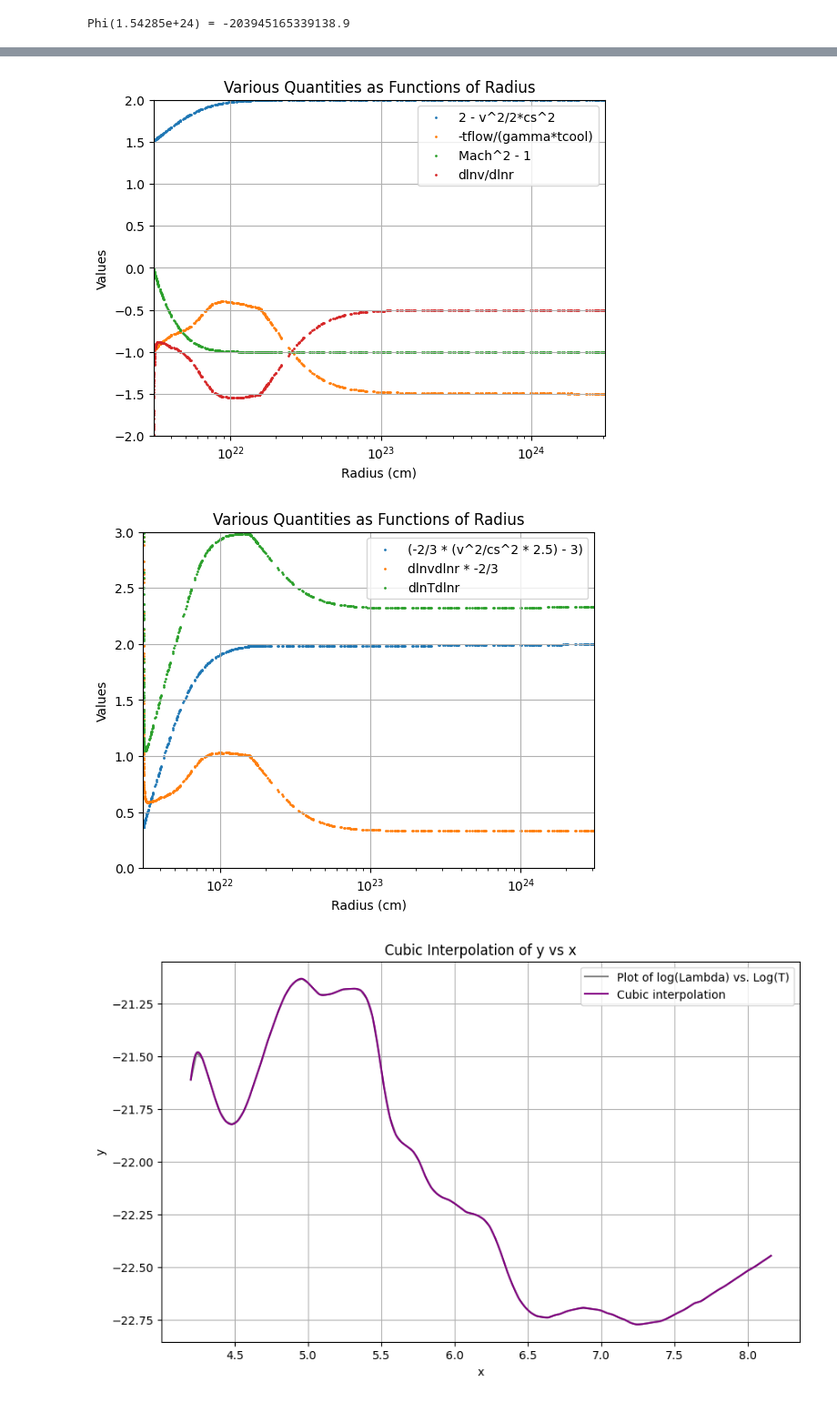
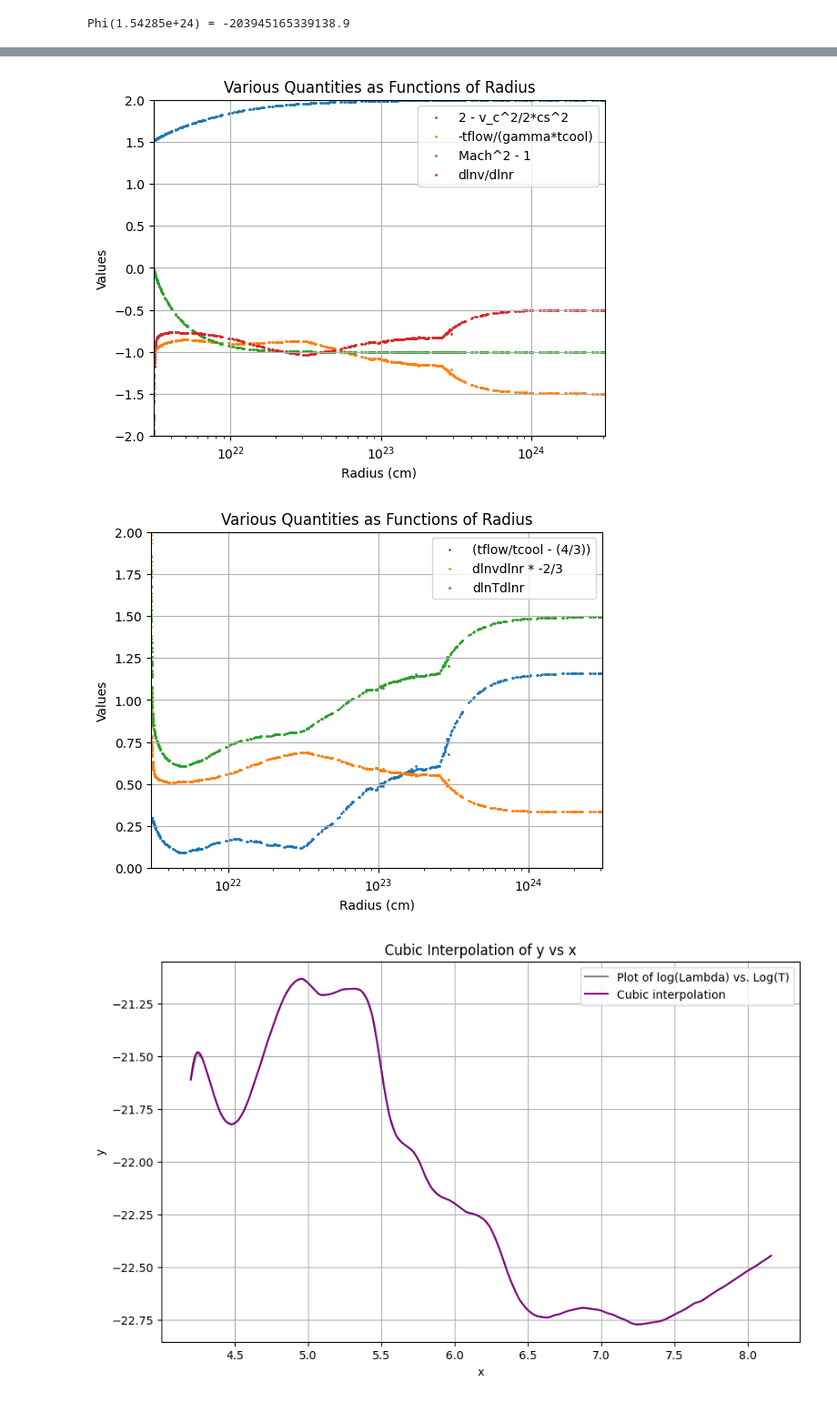
Before and after one commit to Jacob-Evans-007/Summer-2025-Hydrodynamics, a Jupyter notebook: Lab_notebook_1.ipynb, the cells around one changed output, grey strips where cells are left out. Shown: that part at 91% size. Drawn from its saved outputs; the diff is of its cells as text; code cells hidden in the pictures.

```diff
--- a/Lab_notebook_1.ipynb
+++ b/Lab_notebook_1.ipynb
@@ -192,8 +186,8 @@ tftcga = []
 mach21a = []
 dlnvdlnr1 = []
 
+tftca = []
 dlnvdlnr2 = []
-vccsaalt = []
 
 dlnTdlnra = []
 
@@ -215,7 +209,7 @@ def TheBigOne(r, C, Mdot):
         dlnvdlnr = 1e10 * np.sign(denominator)
     else:
         dlnvdlnr = (2 - (vc2 / cs2) - (tflow / (gamma * tcool))) / denominator
-    dlnTdlnr = (-2/3)*(dlnvdlnr + 5*(lf.Tc(r,27.1*ktc,210*ktc))/(2*T) - 3)
+    dlnTdlnr = (tflow/tcool) - (2/3)*(2 + dlnvdlnr)
     dvdr = (v/r)*dlnvdlnr
     dTdr = (T/r)*dlnTdlnr
     ra.append(r)
@@ -226,7 +220,7 @@ def TheBigOne(r, C, Mdot):
     dlnvdlnr1.append(dlnvdlnr)
 
     dlnvdlnr2.append((-2/3)*dlnvdlnr)
-    vccsaalt.append((-2/3)*(((vc2/(cs2)) * 2.5) - 3))
+    tftca.append(tflow/tcool - (4/3))
     dlnTdlnra.append(dlnTdlnr)
 
     #print(f"r: {r}, dlnvdlnr: {dlnvdlnr}, dlnTdlnr: {dlnTdlnr}, mach = {mach}")
@@ -270,5 +264,5 @@ plt.show()
 # %%
-plt.scatter(ra, vccsa, s=1, label='2 - v^2/2*cs^2')
+plt.scatter(ra, vccsa, s=1, label='2 - v_c^2/2*cs^2')
 plt.scatter(ra, tftcga, s=1, label='-tflow/(gamma*tcool)')
 plt.scatter(ra, mach21a, s=1, label='Mach^2 - 1')
 plt.scatter(ra, dlnvdlnr1, s=1, label='dlnv/dlnr')
@@ -284,24 +278,24 @@ plt.grid(True)
 plt.savefig('dlnvdlnr components.png', transparent=True)
 plt.show()
 # %% [output]
-[figure, old version]
+[figure, new version]
 # %%
-plt.scatter(ra, vccsaalt, s=1, label='(-2/3 * (v^2/cs^2 * 2.5) - 3)')
+plt.scatter(ra, tftca, s=1, label='(tflow/tcool - (4/3))')
 plt.scatter(ra, dlnvdlnr2, s=1, label='dlnvdlnr * -2/3')
 plt.scatter(ra, dlnTdlnra, s=1, label='dlnTdlnr')
 plt.xlabel('Radius (cm)')
 plt.ylabel('Values')
 plt.xscale('log')
 #plt.yscale('log')
 plt.title('Various Quantities as Functions of Radius')
 plt.legend()
 plt.xlim(3.08e21, 3.09e24)
-plt.ylim(0, 3)
+plt.ylim(0, 2)
 plt.grid(True)
 plt.savefig('dlnTdlnr_components.png', transparent=True)
 plt.show()
 # %% [output]
-[figure, old version]
+[figure, new version]
 # %%
 Tvalarray = np.arange(4.20, 8.20, 0.04)
 Lambdavalarray = np.array(
```
Also changed, not shown: parts of 8 cells of this notebook.
